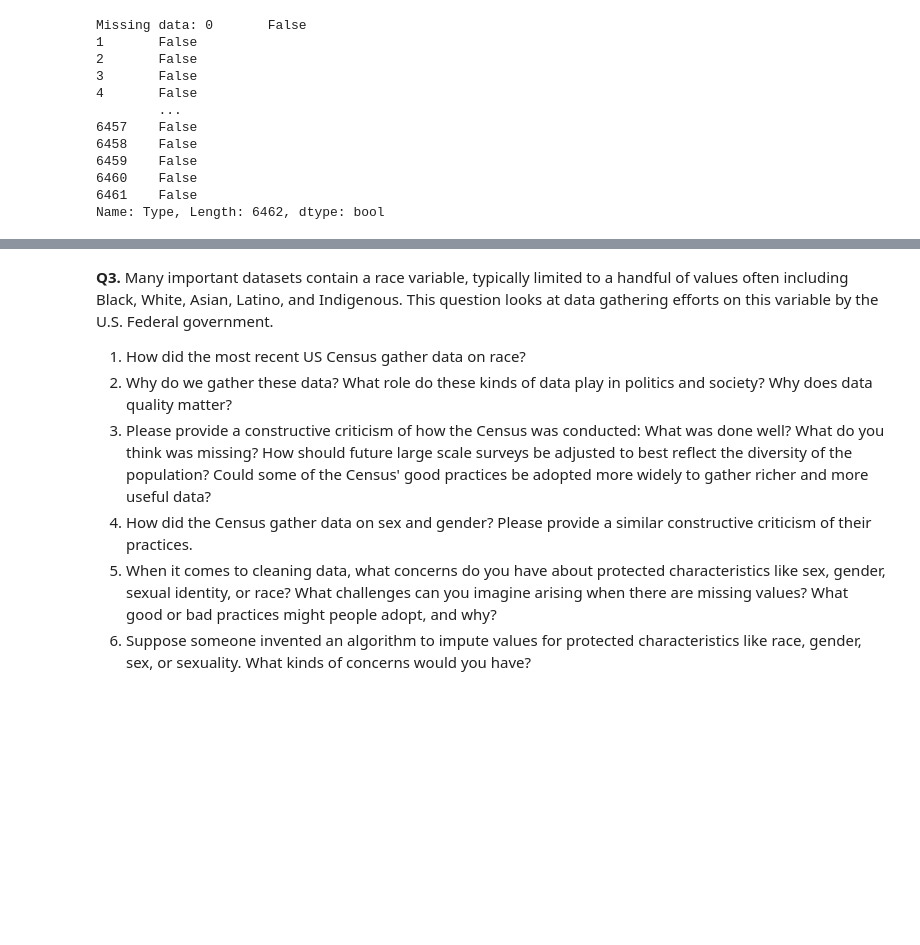
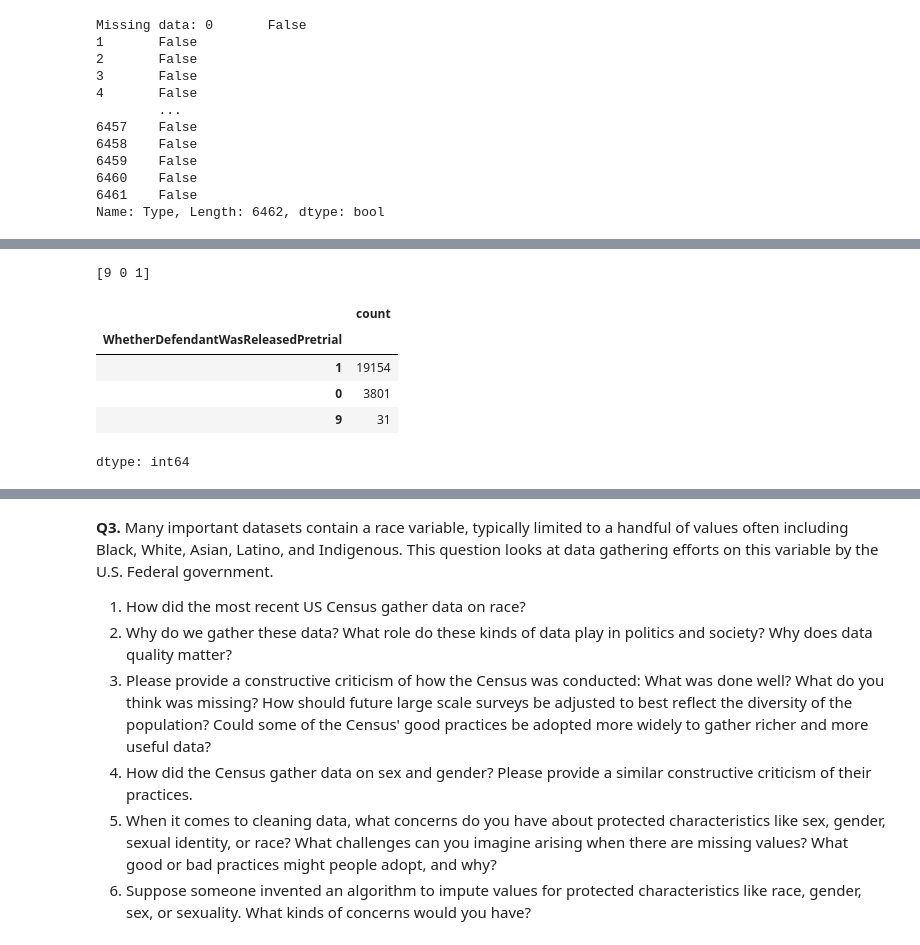
Before and after one commit to gffiveash/Wrangling, a Jupyter notebook: assignment/assignment.ipynb, the cells around one changed output, grey strips where cells are left out. Drawn from its saved outputs; the diff is of its cells as text; code cells hidden in the pictures; blank space fills up the shorter version.

```diff
--- a/assignment/assignment.ipynb
+++ b/assignment/assignment.ipynb
@@ -238,0 +254,11 @@ FileNotFoundError: [Errno 2] No such file or directory: ''
+# %%
+print(df3['WhetherDefendantWasReleasedPretrial'].unique())
+df3['WhetherDefendantWasReleasedPretrial'].value_counts()
+# %% [output]
+[9 0 1]
+|  | count |
+| WhetherDefendantWasReleasedPretrial |  |
+| 1 | 19154 |
+| 0 | 3801 |
+| 9 | 31 |
+dtype: int64
```
Also changed, not shown: parts of 5 cells of this notebook.
